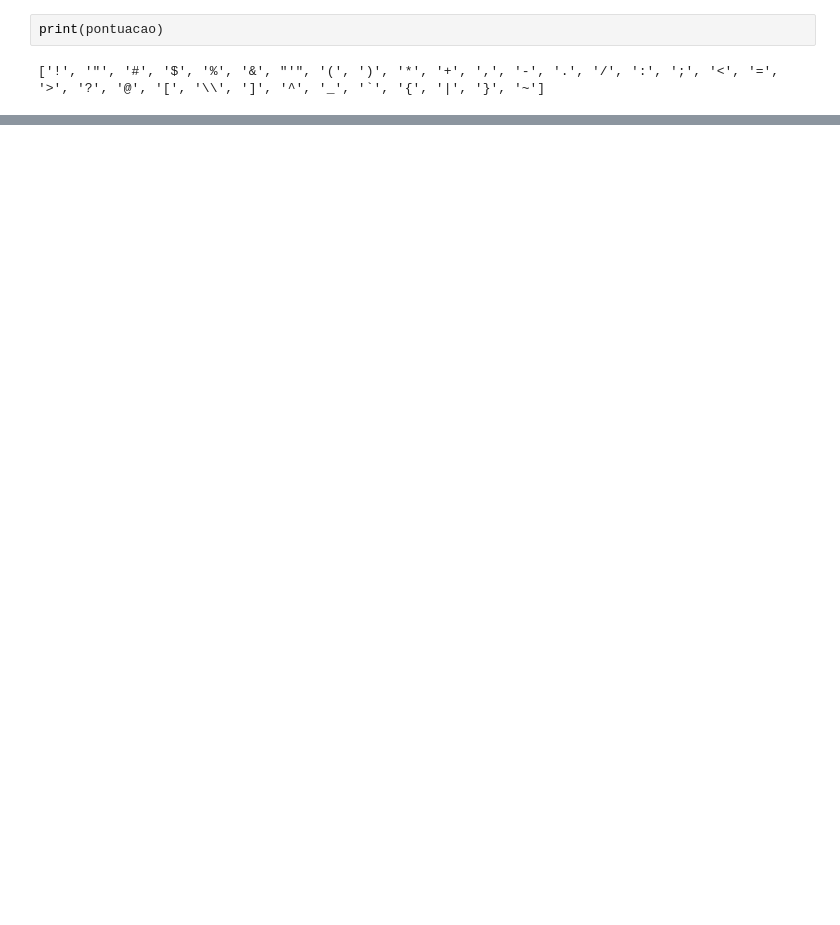
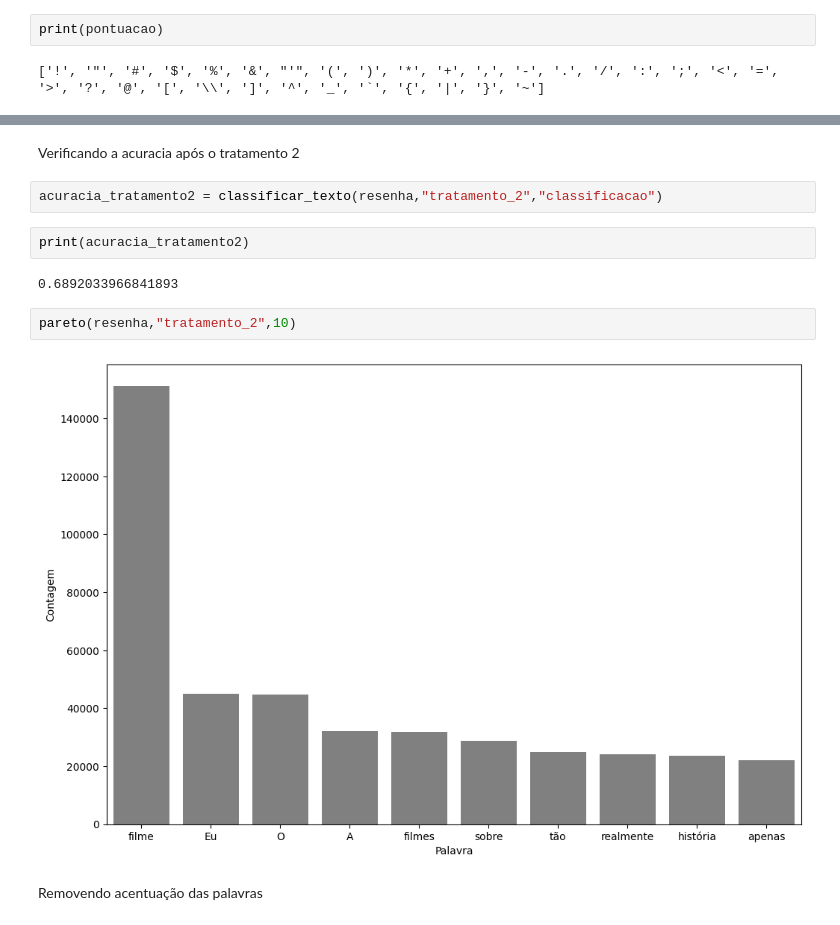
Before and after one commit to Macgr3gor/An-lise-de-Sentimento-de-Resenhas-do-IMDB-usando-t-cnicas-de-PLN, a Jupyter notebook: C01-INTRO-NPL.ipynb, the cells around one changed output, grey strips where cells are left out. Saved outputs shown, nothing was run; the diff lists cells and outputs as text; blank space fills up the shorter version.

```diff
--- a/C01-INTRO-NPL.ipynb
+++ b/C01-INTRO-NPL.ipynb
@@ -340,0 +364,14 @@ print(pontuacao)
+# %% [markdown]
+Verificando a acuracia após o tratamento 2
+# %%
+acuracia_tratamento2 = classificar_texto(resenha,"tratamento_2","classificacao")
+# %%
+print(acuracia_tratamento2)
+# %% [output]
+0.6892033966841893
+# %%
+pareto(resenha,"tratamento_2",10)
+# %% [output]
+[figure, added]
+# %% [markdown]
+Removendo acentuação das palavras
```
Also changed, not shown: parts of 41 cells of this notebook.
